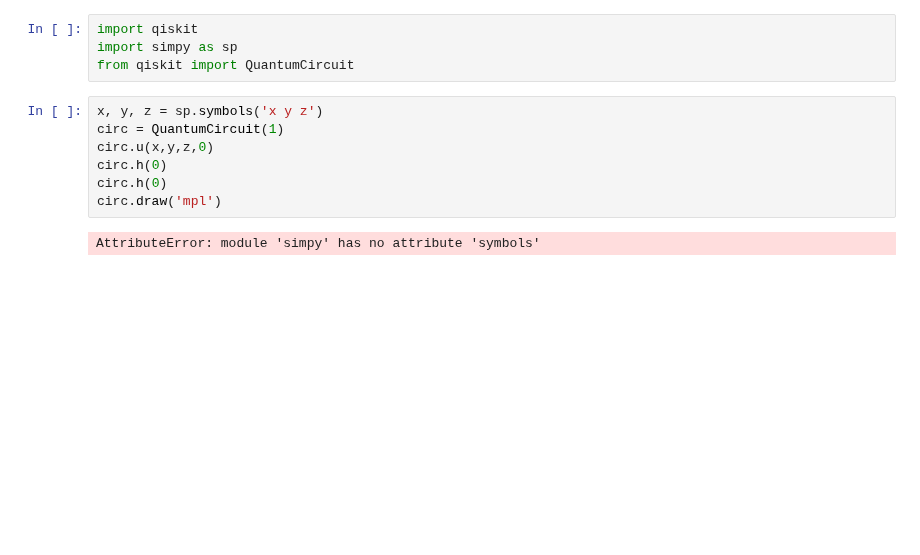
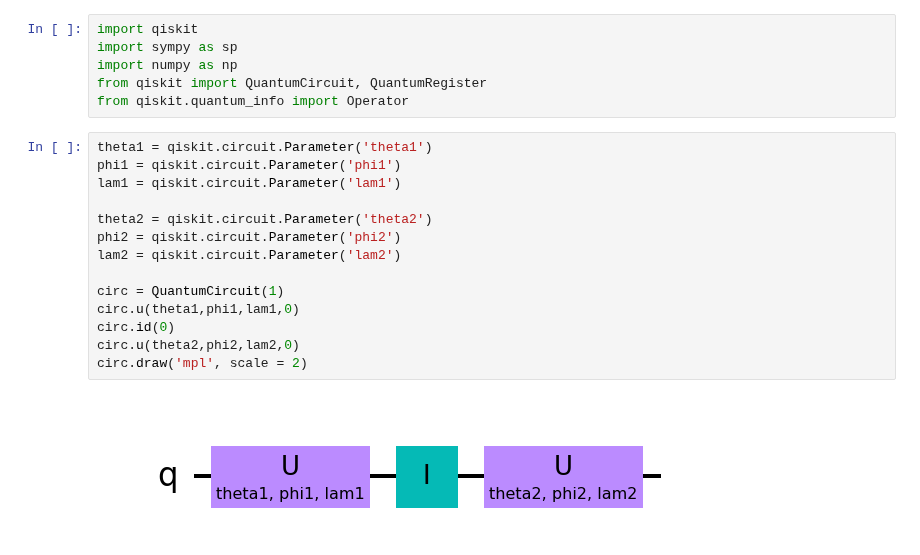
Before and after one commit to agustinsilva447/Quantum-Game-Theory, a Jupyter notebook: circuit.ipynb, the cells around one changed output. Saved outputs shown, nothing was run; the diff lists cells and outputs as text; blank space fills up the shorter version.

```diff
--- a/circuit.ipynb
+++ b/circuit.ipynb
@@ -1,13 +1,22 @@
 # %%
 import qiskit
-import simpy as sp
-from qiskit import QuantumCircuit
+import sympy as sp
+import numpy as np
+from qiskit import QuantumCircuit, QuantumRegister
+from qiskit.quantum_info import Operator
 # %%
-x, y, z = sp.symbols('x y z')
+theta1 = qiskit.circuit.Parameter('theta1')
+phi1 = qiskit.circuit.Parameter('phi1')
+lam1 = qiskit.circuit.Parameter('lam1')
+
+theta2 = qiskit.circuit.Parameter('theta2')
+phi2 = qiskit.circuit.Parameter('phi2')
+lam2 = qiskit.circuit.Parameter('lam2')
+
 circ = QuantumCircuit(1)
-circ.u(x,y,z,0)
-circ.h(0)
-circ.h(0)
-circ.draw('mpl')
+circ.u(theta1,phi1,lam1,0)
+circ.id(0)
+circ.u(theta2,phi2,lam2,0)
+circ.draw('mpl', scale = 2)
 # %% [output]
-AttributeError: module 'simpy' has no attribute 'symbols'
+[figure, added]
```
Also changed, not shown: parts of 3 cells of this notebook.
